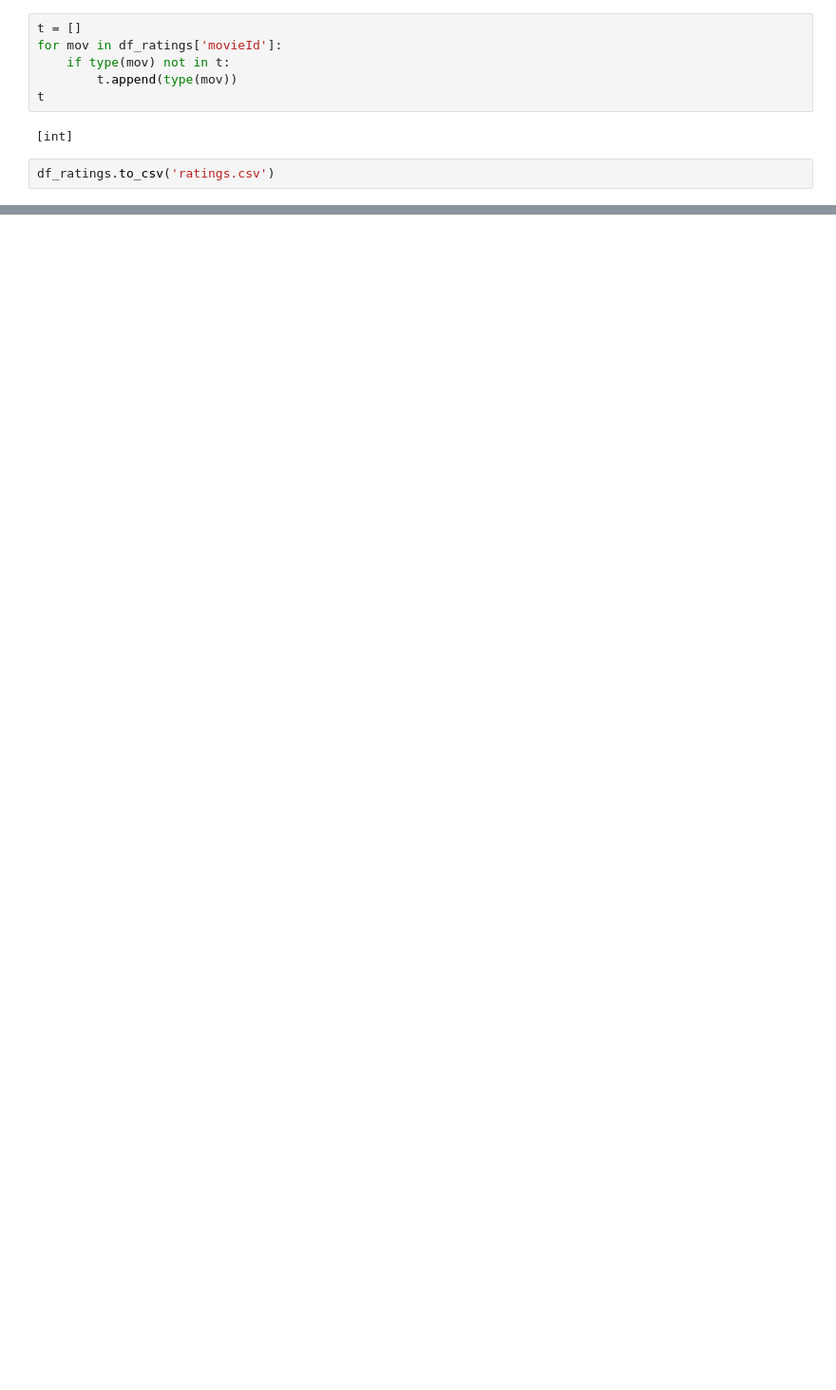
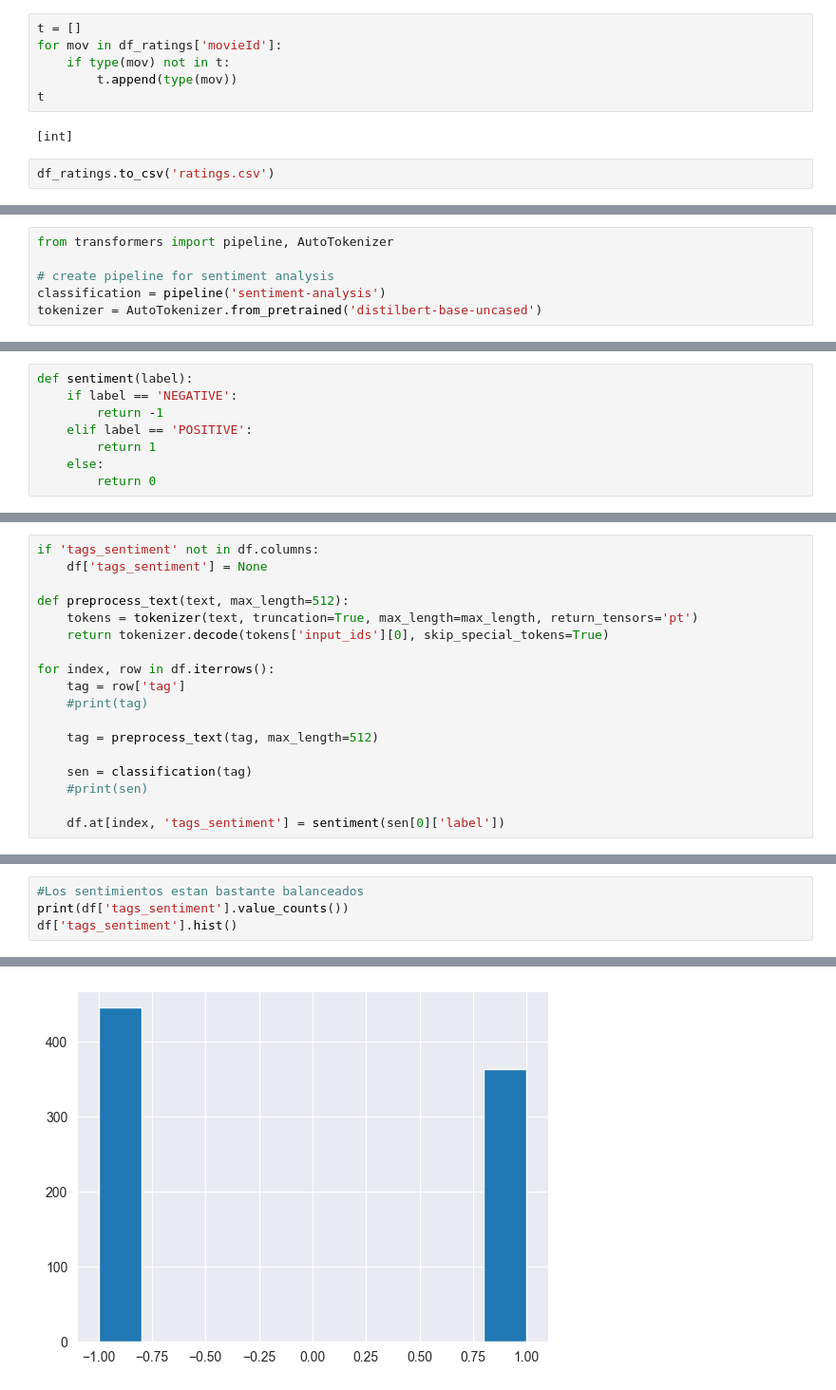
Before and after one commit to joanesMondra/FilmRecommendator, a Jupyter notebook: grupo3/preProcessing.ipynb, the cells around one changed output, grey strips where cells are left out. Shown at 95% size. Cells and saved outputs as stored; diff of their text form; blank space fills up the shorter version.

Commit message:
cambios en codigo y añadir columnas csv

```diff
--- a/grupo3/preProcessing.ipynb
+++ b/grupo3/preProcessing.ipynb
@@ -382,0 +403,6 @@ df_ratings.to_csv('ratings.csv')
+# %%
+from transformers import pipeline, AutoTokenizer
+
+# create pipeline for sentiment analysis
+classification = pipeline('sentiment-analysis')
+tokenizer = AutoTokenizer.from_pretrained('distilbert-base-uncased')
@@ -382,0 +414,8 @@ df_ratings.to_csv('ratings.csv')
+# %%
+def sentiment(label):
+    if label == 'NEGATIVE':
+        return -1
+    elif label == 'POSITIVE':
+        return 1
+    else:
+        return 0
@@ -382,0 +427,18 @@ df_ratings.to_csv('ratings.csv')
+# %%
+if 'tags_sentiment' not in df.columns:
+    df['tags_sentiment'] = None
+
+def preprocess_text(text, max_length=512):
+    tokens = tokenizer(text, truncation=True, max_length=max_length, return_tensors='pt')
+    return tokenizer.decode(tokens['input_ids'][0], skip_special_tokens=True)
+
+for index, row in df.iterrows():
+    tag = row['tag']
+    #print(tag)
+
+    tag = preprocess_text(tag, max_length=512)
+
+    sen = classification(tag)
+    #print(sen)
+
+    df.at[index, 'tags_sentiment'] = sentiment(sen[0]['label'])
@@ -382,0 +454,5 @@ df_ratings.to_csv('ratings.csv')
+# %%
+#Los sentimientos estan bastante balanceados
+print(df['tags_sentiment'].value_counts())
+df['tags_sentiment'].hist()
+# %% [output]
@@ -382,0 +464 @@ df_ratings.to_csv('ratings.csv')
+[figure, added]
```
Also changed, not shown: parts of 16 cells of this notebook, 2 other files.
